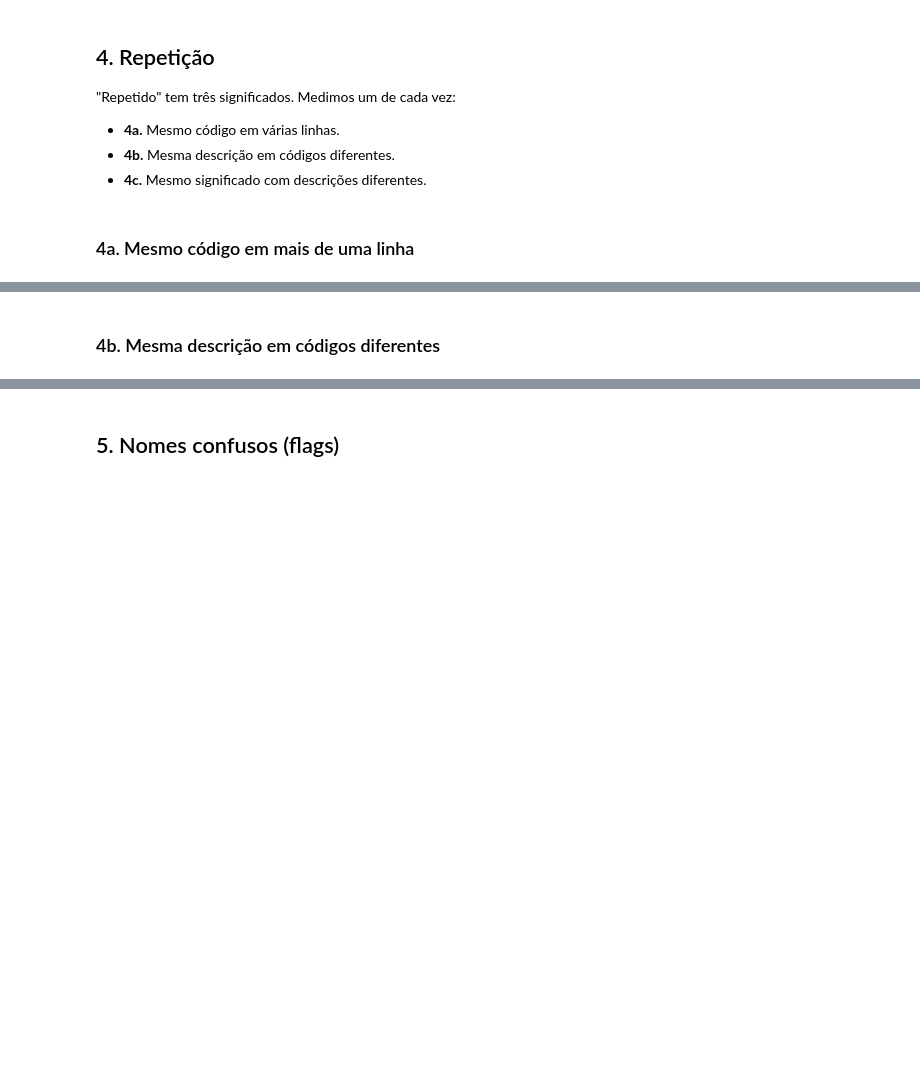
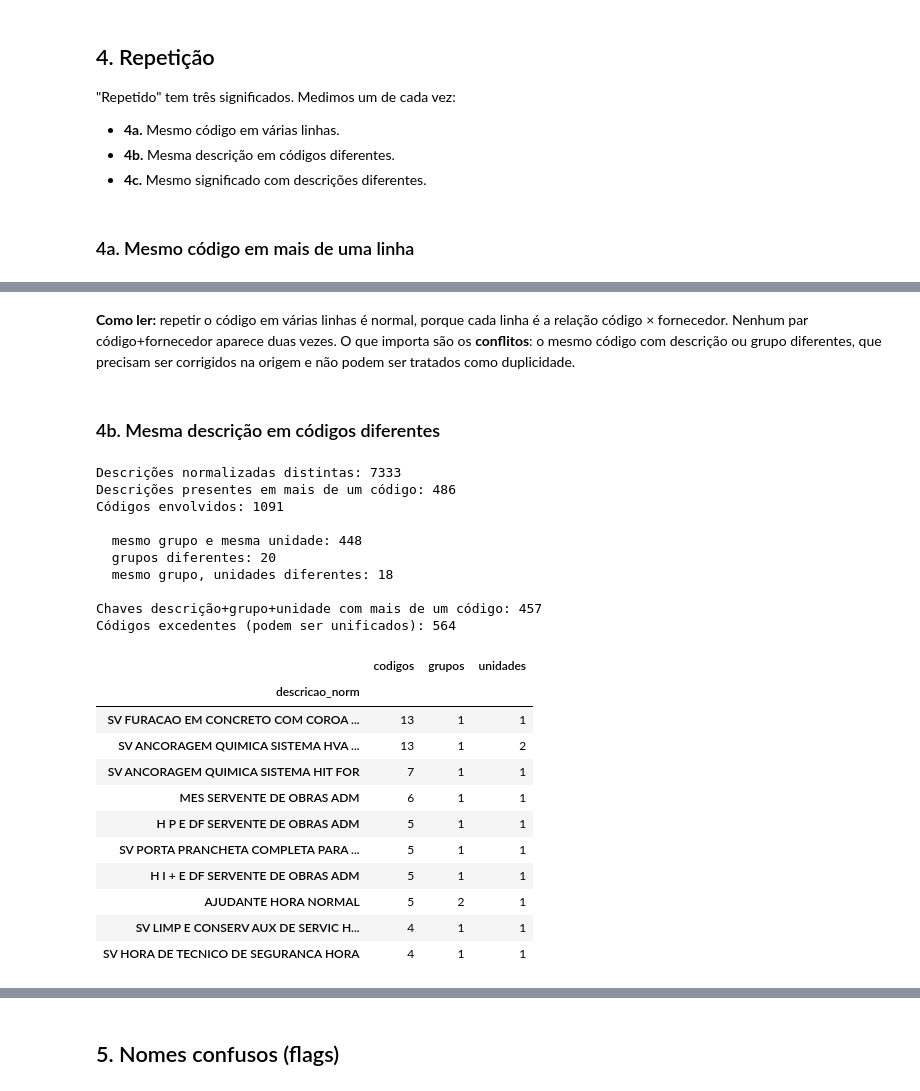
Before and after one commit to rouxstuff/desafio_gc, a Jupyter notebook: diagnostico_gerdau .ipynb, the cells around one changed output, grey strips where cells are left out. Cells and saved outputs as stored; diff of their text form; code cells hidden in the pictures; blank space fills up the shorter version.

```diff
--- a/diagnostico_gerdau .ipynb
+++ b/diagnostico_gerdau .ipynb
@@ -456,2 +681,52 @@ display(grupos.head(30))
+# %% [markdown]
+**Como ler:** repetir o código em várias linhas é normal, porque cada linha é a relação código × fornecedor. Nenhum par código+fornecedor aparece duas vezes. O que importa são os **conflitos**: o mesmo código com descrição ou grupo diferentes, que precisam ser corrigidos na origem e não podem ser tratados como duplicidade.
 # %% [markdown]
 ### 4b. Mesma descrição em códigos diferentes
+# %%
+por_desc = df.groupby('descricao_norm').agg(
+    codigos=('codigo', 'nunique'),
+    grupos=('grupo', 'nunique'),
+    unidades=('um', 'nunique'))
+
+repetidas = por_desc[por_desc['codigos'] > 1]
+
+print('Descrições normalizadas distintas:', len(por_desc))
+print('Descrições presentes em mais de um código:', len(repetidas))
+print('Códigos envolvidos:',
+      df[df['descricao_norm'].isin(repetidas.index)]['codigo'].nunique())
+
+mesmo_gu = (repetidas['grupos'] == 1) & (repetidas['unidades'] == 1)
+print('\n  mesmo grupo e mesma unidade:', int(mesmo_gu.sum()))
+print('  grupos diferentes:', int((repetidas['grupos'] > 1).sum()))
+print('  mesmo grupo, unidades diferentes:',
+      int(((repetidas['grupos'] == 1) & (repetidas['unidades'] > 1)).sum()))
+
+# Consolidação segura: mesma descrição + grupo + unidade com mais de um código
+por_chave = df.groupby(['descricao_norm', 'grupo', 'um'])['codigo'].nunique()
+print('\nChaves descrição+grupo+unidade com mais de um código:', int((por_chave > 1).sum()))
+print('Códigos excedentes (podem ser unificados):', int((por_chave - 1)[por_chave > 1].sum()))
+
+repetidas.sort_values('codigos', ascending=False).head(10)
+# %% [output]
+Descrições normalizadas distintas: 7333
+Descrições presentes em mais de um código: 486
+Códigos envolvidos: 1091
+
+  mesmo grupo e mesma unidade: 448
+  grupos diferentes: 20
+  mesmo grupo, unidades diferentes: 18
+
+Chaves descrição+grupo+unidade com mais de um código: 457
+Códigos excedentes (podem ser unificados): 564
+|  | codigos | grupos | unidades |
+| descricao_norm |  |  |  |
+| SV FURACAO EM CONCRETO COM COROA ... | 13 | 1 | 1 |
+| SV ANCORAGEM QUIMICA SISTEMA HVA ... | 13 | 1 | 2 |
+| SV ANCORAGEM QUIMICA SISTEMA HIT FOR | 7 | 1 | 1 |
+| MES SERVENTE DE OBRAS ADM | 6 | 1 | 1 |
+| H P E DF SERVENTE DE OBRAS ADM | 5 | 1 | 1 |
+| SV PORTA PRANCHETA COMPLETA PARA ... | 5 | 1 | 1 |
+| H I + E DF SERVENTE DE OBRAS ADM | 5 | 1 | 1 |
+| AJUDANTE HORA NORMAL | 5 | 2 | 1 |
+| SV LIMP E CONSERV AUX DE SERVIC H... | 4 | 1 | 1 |
+| SV HORA DE TECNICO DE SEGURANCA HORA | 4 | 1 | 1 |
```
Also changed, not shown: parts of 11 cells of this notebook.
